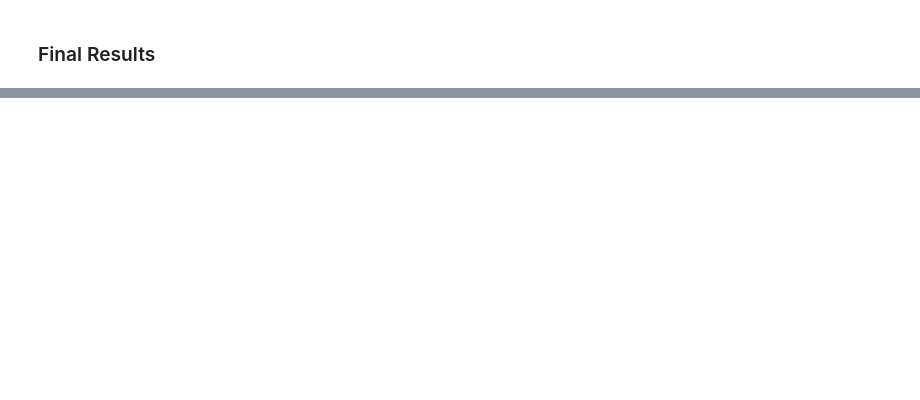
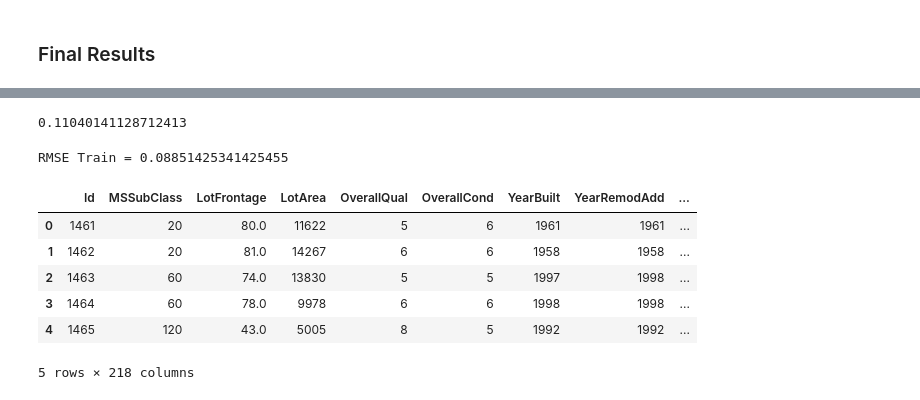
Before and after one commit to strachan/house_pricing_prediction, a Jupyter notebook: final_machine_learning.ipynb, the cells around one changed output, grey strips where cells are left out. Saved outputs shown, nothing was run; the diff lists cells and outputs as text; code cells hidden in the pictures; blank space fills up the shorter version.

```diff
--- a/final_machine_learning.ipynb
+++ b/final_machine_learning.ipynb
@@ -640,0 +632,56 @@ final_df.to_csv("../submit.csv", float_format='%f', index=False)
+# %%
+x2 = pd.read_csv('../x2.csv')
+
+# Select x2 for GBM model
+gbrt_data = x2 # x2  CV best 0.11289845824788566 estimators 290
+               # CV 0.11729470546988634 and test 0.12720594564487064
+               # max_depth=2, n_estimators=500, learning_rate=0.069, random_state=42, min_samples_split = 2
+
+# GBM model staged to get best model
+from sklearn.ensemble import GradientBoostingRegressor
+
+gbrt = GradientBoostingRegressor(max_depth=2, n_estimators=500, learning_rate=0.069, random_state=42,
+                               min_samples_split = 2)
+X_train, X_val, y_train, y_val = train_test_split(gbrt_data, y, random_state=49)
+gbrt.fit(X_train, y_train)
+
+errors = [mean_squared_error(y_val, y_pred)
+         for y_pred in gbrt.staged_predict(X_val)]
+
+bst_n_estimators = np.argmin(errors)
+
+gbrt_best = GradientBoostingRegressor(max_depth=2,n_estimators=bst_n_estimators, random_state=42)
+gbrt_best.fit(X_train, y_train)
+
+# CV on GBM to get RMSE and R2
+from sklearn.model_selection import cross_val_score
+
+scores = cross_val_score(gbrt_best, X_train, y_train,
+                        scoring="neg_mean_squared_error", cv=10)
+
+gbm_rmse_scores = np.sqrt(-scores)
+r2 = cross_val_score(gbrt_best, X_train, y_train, cv=10)
+# R2
+r2.mean()
+# mean of best run in CV
+gbm_rmse_scores.mean()
+# %% [output]
+0.11040141128712413
+# %%
+print('RMSE Train = {}'.format(np.sqrt(mean_squared_error(y, gbrt_best.predict(x2)))))
+# %% [output]
+RMSE Train = 0.08851425341425455
+# %%
+house_prices_dummy = pd.read_csv('../test_wo_missing_values.csv')
+# %%
+house_prices_dummy = pd.get_dummies(house_prices_dummy, drop_first=True)
+# %%
+house_prices_dummy.head()
+# %% [output]
+|  | Id | MSSubClass | LotFrontage | LotArea | OverallQual | OverallCond | YearBuilt | YearRemodAdd | ... |
+| 0 | 1461 | 20 | 80.0 | 11622 | 5 | 6 | 1961 | 1961 | ... |
+| 1 | 1462 | 20 | 81.0 | 14267 | 6 | 6 | 1958 | 1958 | ... |
+| 2 | 1463 | 60 | 74.0 | 13830 | 5 | 5 | 1997 | 1998 | ... |
+| 3 | 1464 | 60 | 78.0 | 9978 | 6 | 6 | 1998 | 1998 | ... |
+| 4 | 1465 | 120 | 43.0 | 5005 | 8 | 5 | 1992 | 1992 | ... |
+5 rows × 218 columns
```
Also changed, not shown: parts of 41 cells of this notebook.
